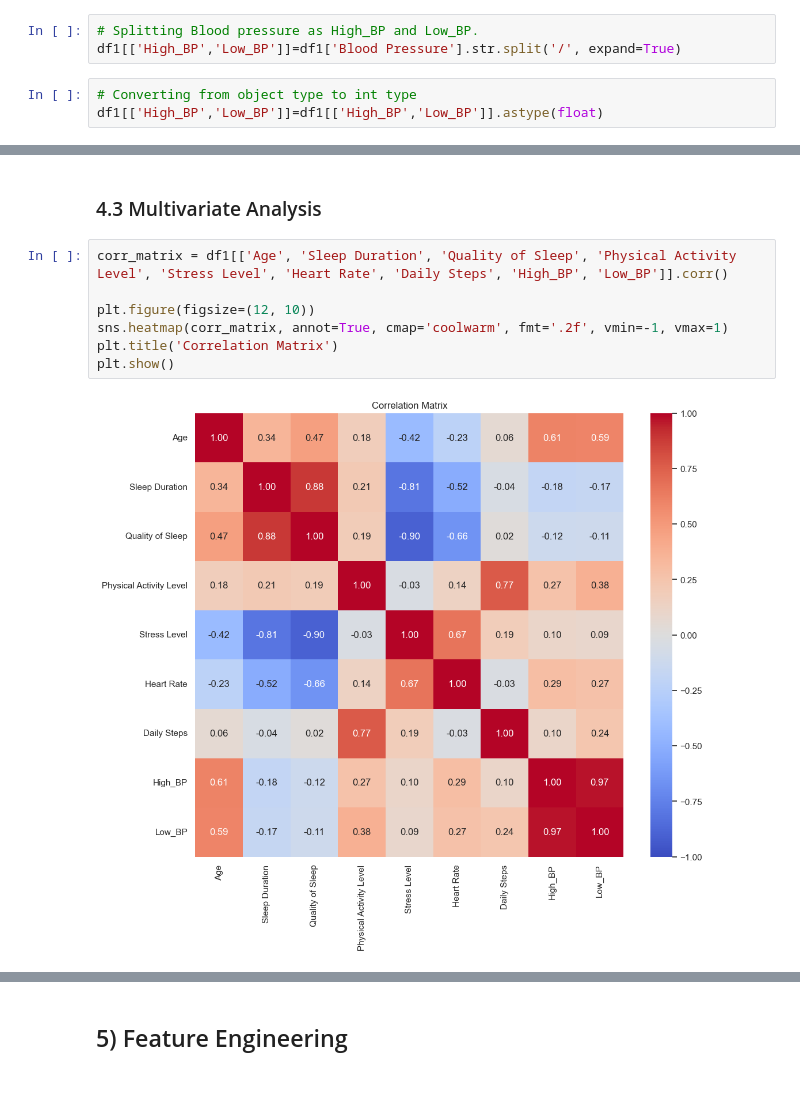
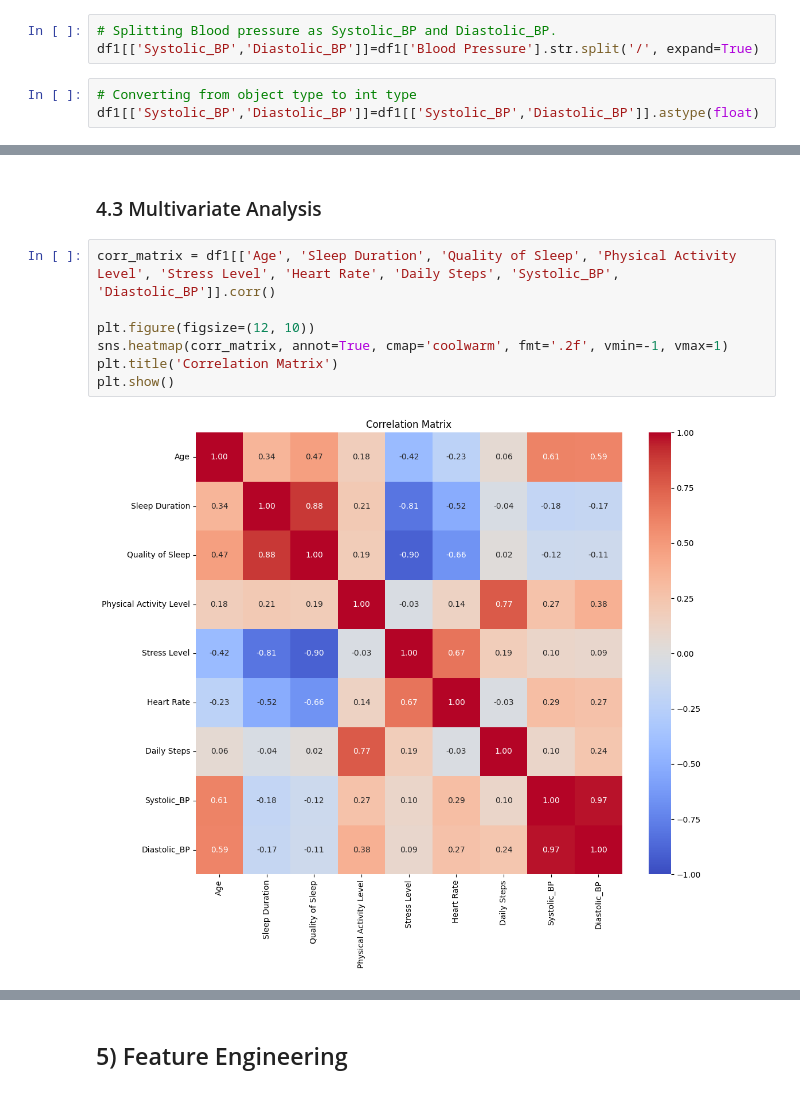
Before and after one commit to Syed-Irfan-1165/Sleep-Health-and-Lifestyle, a Jupyter notebook: notebook/1. EDA SLEEP HEALTH AND LIFESTYLE.IPYNB, the cells around one changed output, grey strips where cells are left out. Saved outputs shown, nothing was run; the diff lists cells and outputs as text.

Commit message:
Changed High_BP and Low_BP variables to Systolic_BP and Diastolic_BP

```diff
--- a/notebook/1. EDA SLEEP HEALTH AND LIFESTYLE.IPYNB
+++ b/notebook/1. EDA SLEEP HEALTH AND LIFESTYLE.IPYNB
@@ -351,11 +351,11 @@ df1
 # %% [markdown]
 * As we can see the 'Blood Pressure' column is not being captured due to the split. Lets split Blood Pressure Upper_BP and Lower_BP and try again.
 # %%
-# Splitting Blood pressure as High_BP and Low_BP.
-df1[['High_BP','Low_BP']]=df1['Blood Pressure'].str.split('/', expand=True)
+# Splitting Blood pressure as Systolic_BP and Diastolic_BP.
+df1[['Systolic_BP','Diastolic_BP']]=df1['Blood Pressure'].str.split('/', expand=True)
 # %%
 # Converting from object type to int type
-df1[['High_BP','Low_BP']]=df1[['High_BP','Low_BP']].astype(float)
+df1[['Systolic_BP','Diastolic_BP']]=df1[['Systolic_BP','Diastolic_BP']].astype(float)
 # %%
 # Dropping BP column
 df1.drop('Blood Pressure',axis=1,inplace=True)
@@ -1075,14 +1075,14 @@ fig.show()
 # %% [markdown]
 ### 4.3 Multivariate Analysis
 # %%
-corr_matrix = df1[['Age', 'Sleep Duration', 'Quality of Sleep', 'Physical Activity Level', 'Stress Level', 'Heart Rate', 'Daily Steps', 'High_BP', 'Low_BP']].corr()
+corr_matrix = df1[['Age', 'Sleep Duration', 'Quality of Sleep', 'Physical Activity Level', 'Stress Level', 'Heart Rate', 'Daily Steps', 'Systolic_BP', 'Diastolic_BP']].corr()
 
 plt.figure(figsize=(12, 10))
 sns.heatmap(corr_matrix, annot=True, cmap='coolwarm', fmt='.2f', vmin=-1, vmax=1)
 plt.title('Correlation Matrix')
 plt.show()
 # %% [output]
-[figure, old version]
+[figure, new version]
 # %% [markdown]
 ##### 4.3.1 FINDINGS from CORRELATION MATRIX
 
```
Also changed, not shown: parts of 17 cells of this notebook, 7 other files.
